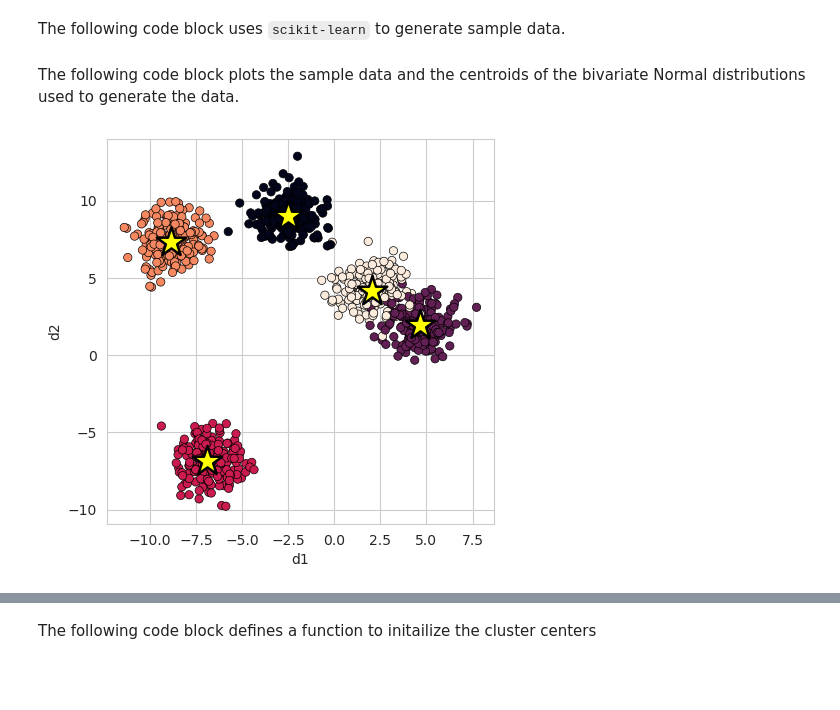
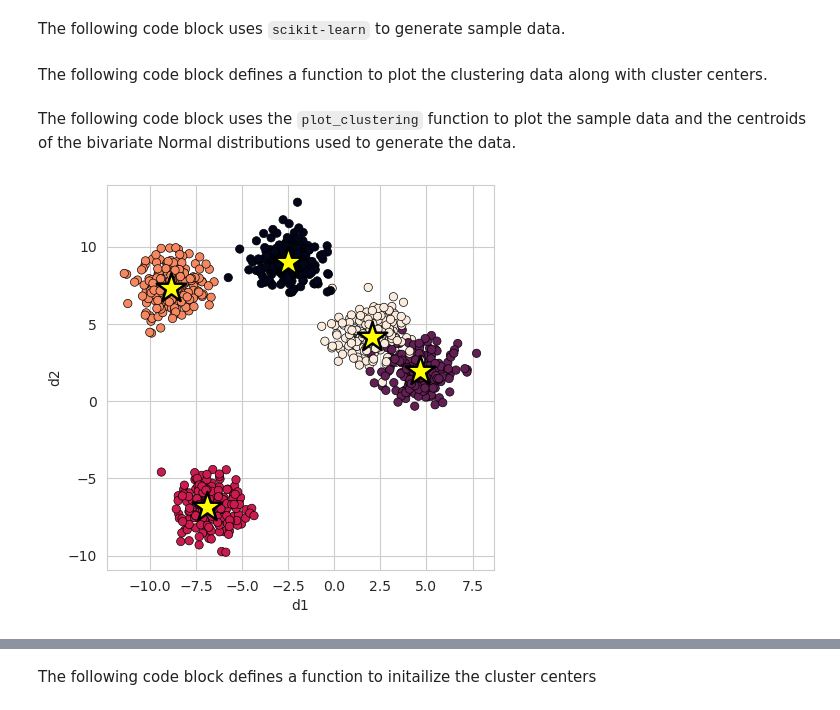
Before and after one commit to freemanalytics/applied-optimization, a Jupyter notebook: notebooks/k-means/k-means-complete.ipynb, the cells around one changed output, grey strips where cells are left out. Cells and saved outputs as stored; diff of their text form; code cells hidden in the pictures; blank space fills up the shorter version.

```diff
--- a/notebooks/k-means/k-means-complete.ipynb
+++ b/notebooks/k-means/k-means-complete.ipynb
@@ -27,31 +26,47 @@ coordinates = pd.DataFrame(
     columns=['d1', 'd2'],
 )
 # %% [markdown]
-The following code block plots the sample data and the centroids of the bivariate Normal distributions used to generate the data.
+The following code block defines a function to plot the clustering data along with cluster centers.
 # %%
-fig, ax  = plt.subplots(1, 1, figsize=(5, 5))
+def plot_clustering(
+    coordinates_df: pd.DataFrame,
+    cluster_label_array: np.ndarray,
+    centers_array: np.ndarray,
+) -> None:
 
-sns.scatterplot(
-    x='d1',
-    y='d2',
-    data=coordinates,
-    c=cluster,
-    edgecolor='k',
-    ax=ax,
-)
 
-sns.scatterplot(
-    x=actual_centers[:, 0],
-    y=actual_centers[:, 1],
-    marker='*',
-    s=500,
-    color='yellow',
-    edgecolor='k',
-)
+    fig, ax = plt.subplots(1, 1, figsize=(5, 5))
 
-plt.show()
+    sns.scatterplot(
+        data=coordinates_df,
+        x='d1',
+        y='d2',
+        c=cluster_label_array,
+        edgecolor='k',
+        ax=ax,
+    )
+
+    sns.scatterplot(
+        x=centers_array[:, 0],
+        y=centers_array[:, 1],
+        marker='*',
+        s=500,
+        color='yellow',
+        edgecolor='k',
+        ax=ax,
+    )
+
+    plt.show()
-# %% [output]
-[figure, removed]
+# %% [markdown]
+The following code block uses the `plot_clustering` function to plot the sample data and the centroids of the bivariate Normal distributions used to generate the data.
+# %%
+plot_clustering(
+    coordinates_df=coordinates,
+    cluster_label_array=cluster,
+    centers_array=actual_centers,
+)
+# %% [output]
+[figure, added]
 # %% [markdown]
 #### Procedure Pseudocode
 
```
Also changed, not shown: parts of 13 cells of this notebook.
